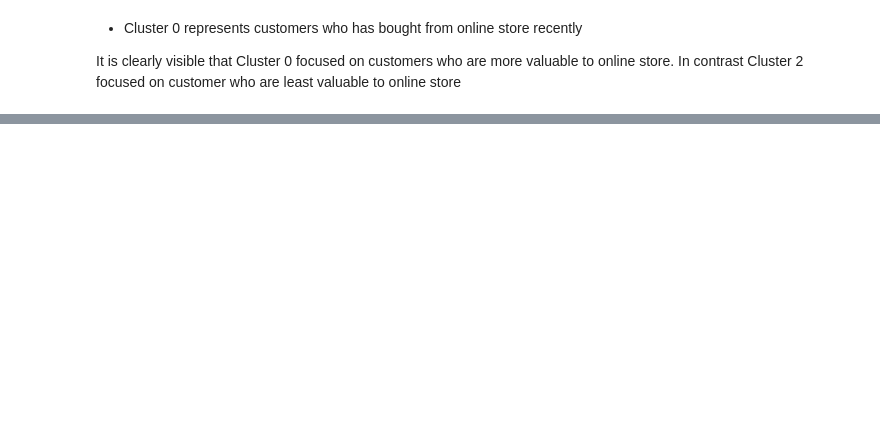
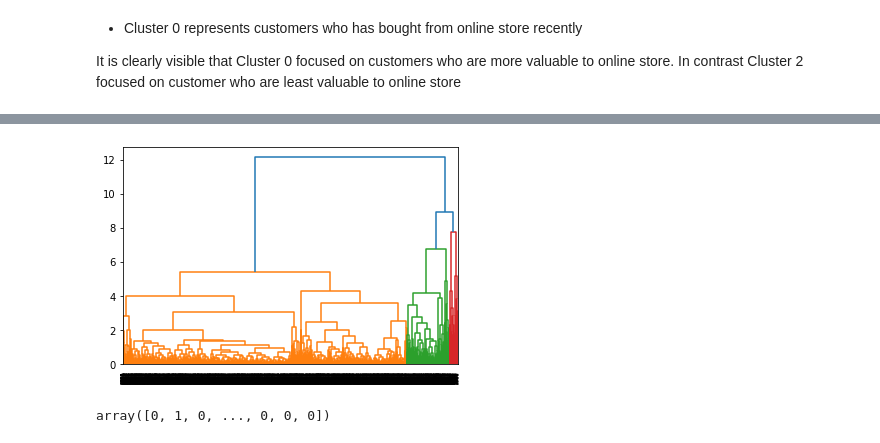
Before and after one commit to Dharani-Arumugam/Machine-Learning, a Jupyter notebook: Clustering/Clustering - Online Retail Store.ipynb, the cells around one changed output, grey strips where cells are left out. Saved outputs shown, nothing was run; the diff lists cells and outputs as text; code cells hidden in the pictures; blank space fills up the shorter version.

Commit message:
Heirerachical Clustering on Online Store data

```diff
--- a/Clustering/Clustering - Online Retail Store.ipynb
+++ b/Clustering/Clustering - Online Retail Store.ipynb
@@ -430,0 +462,13 @@ It is clearly visible that Cluster 0 focused on customers who are more valuable
+# %%
+ # complete linkage
+mergings = linkage(rfm_df_scaled, method="complete", metric='euclidean')
+dendrogram(mergings)
+plt.show()
+# %% [output]
+[figure, added]
+# %%
+# 3 clusters
+cluster_labels = cut_tree(mergings, n_clusters=3).reshape(-1, )
+cluster_labels
+# %% [output]
+array([0, 1, 0, ..., 0, 0, 0])
```
Also changed, not shown: parts of 16 cells of this notebook.
